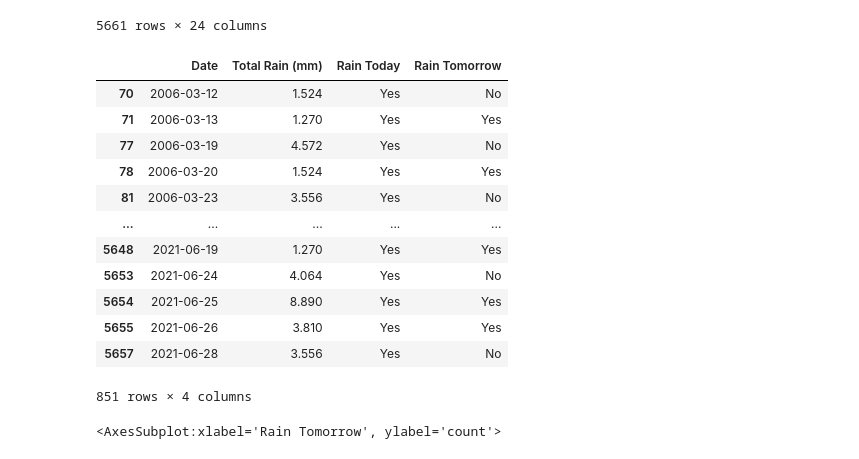
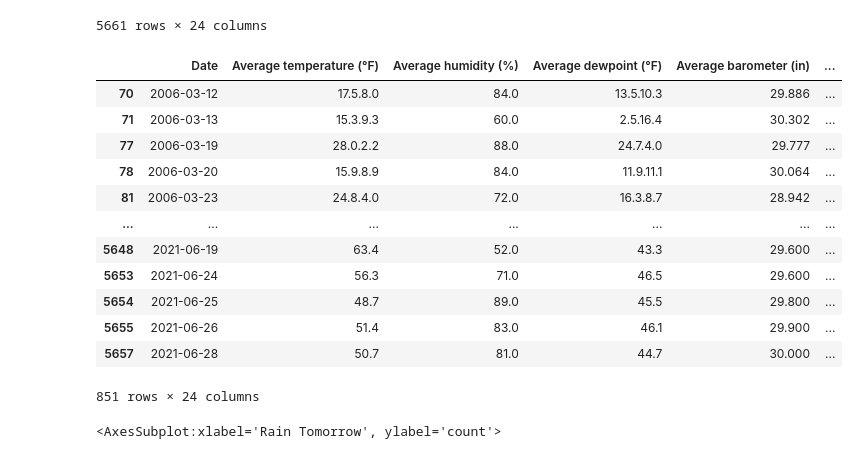
Before and after one commit to Stav-G/Rain-Prediction, a Jupyter notebook: Project.ipynb, the cells around one changed output. Saved outputs shown, nothing was run; the diff lists cells and outputs as text; code cells hidden in the pictures.

```diff
--- a/Project.ipynb
+++ b/Project.ipynb
@@ -58,7 +58,7 @@ data
 # EDA- DATA VISUALIZATION AND CLEANINGS
 # %%
 #dropping coulm 'Unnamed: 0'
-#data.drop(['Unnamed: 0'],axis=1,inplace=True)
+data.drop(['Unnamed: 0'],axis=1,inplace=True)
 data
 # %% [output]
 |  | Date | Average temperature (°F) | Average humidity (%) | Average dewpoint (°F) | Average barometer (in) | ... |
@@ -150,21 +150,21 @@ myDATAtmp
 5661 rows × 24 columns
 # %%
 #Compare between collumn 'Total Rain' & 'Rain Tomorrow'
-rain_data[(rain_data['Total Rain (mm)'] > 1.0) & (rain_data['Rain Tomorrow'])]
+myDATAtmp[(myDATAtmp['Total Rain (mm)'] > 1.0) & (myDATAtmp['Rain Tomorrow'])]
 # %% [output]
-|  | Date | Total Rain (mm) | Rain Today | Rain Tomorrow |
-| 70 | 2006-03-12 | 1.524 | Yes | No |
-| 71 | 2006-03-13 | 1.270 | Yes | Yes |
-| 77 | 2006-03-19 | 4.572 | Yes | No |
-| 78 | 2006-03-20 | 1.524 | Yes | Yes |
-| 81 | 2006-03-23 | 3.556 | Yes | No |
-| ... | ... | ... | ... | ... |
-| 5648 | 2021-06-19 | 1.270 | Yes | Yes |
-| 5653 | 2021-06-24 | 4.064 | Yes | No |
-| 5654 | 2021-06-25 | 8.890 | Yes | Yes |
-| 5655 | 2021-06-26 | 3.810 | Yes | Yes |
-| 5657 | 2021-06-28 | 3.556 | Yes | No |
+|  | Date | Average temperature (°F) | Average humidity (%) | Average dewpoint (°F) | Average barometer (in) | ... |
+| 70 | 2006-03-12 | 17.5.8.0 | 84.0 | 13.5.10.3 | 29.886 | ... |
+| 71 | 2006-03-13 | 15.3.9.3 | 60.0 | 2.5.16.4 | 30.302 | ... |
+| 77 | 2006-03-19 | 28.0.2.2 | 88.0 | 24.7.4.0 | 29.777 | ... |
+| 78 | 2006-03-20 | 15.9.8.9 | 84.0 | 11.9.11.1 | 30.064 | ... |
+| 81 | 2006-03-23 | 24.8.4.0 | 72.0 | 16.3.8.7 | 28.942 | ... |
+| ... | ... | ... | ... | ... | ... | ... |
+| 5648 | 2021-06-19 | 63.4 | 52.0 | 43.3 | 29.600 | ... |
+| 5653 | 2021-06-24 | 56.3 | 71.0 | 46.5 | 29.600 | ... |
+| 5654 | 2021-06-25 | 48.7 | 89.0 | 45.5 | 29.800 | ... |
+| 5655 | 2021-06-26 | 51.4 | 83.0 | 46.1 | 29.900 | ... |
+| 5657 | 2021-06-28 | 50.7 | 81.0 | 44.7 | 30.000 | ... |
-851 rows × 4 columns
+851 rows × 24 columns
 # %%
 #Visual column 'Rain Tomorrow'
 cols= ["#BDE0FE","#0077B6"]
```
Also changed, not shown: parts of 6 cells of this notebook.
